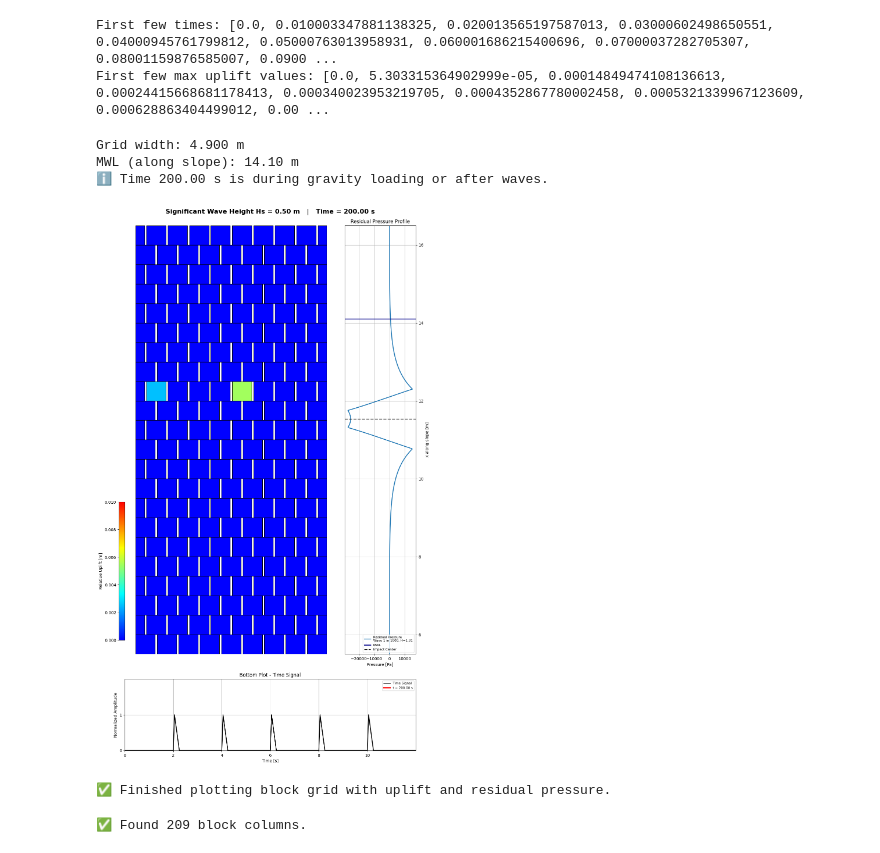
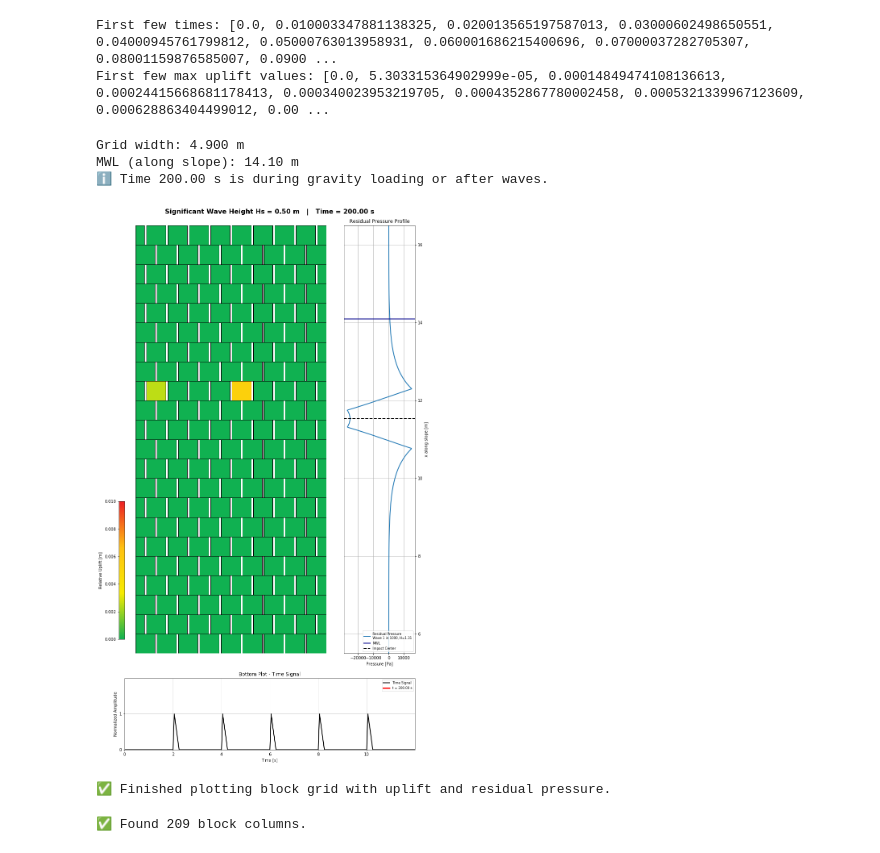
Before and after one commit to ThomasPennockTU/Thesis_Repository, a Jupyter notebook: workfolder/uplift/uplift_notebook.ipynb, the cells around one changed output. Drawn from its saved outputs; the diff is of its cells as text; code cells hidden in the pictures.

```diff
--- a/workfolder/uplift/uplift_notebook.ipynb
+++ b/workfolder/uplift/uplift_notebook.ipynb
@@ -1815,7 +1815,8 @@ block_data = row_df[block_cols].iloc[0]
 norm = plt.Normalize(vmin=0, vmax=0.01)
 
 # Custom colormap: blue → red
-colors = ["#0000FF", "#00FFFF", "#FFFF00", "#FF0000"]
+# colors = ["#0000FF", "#00FFFF", "#FFFF00", "#FF0000"]
+colors = ["#10b151", "#f6eb01", "#ffc112", "#ed2024"]
 cmap = LinearSegmentedColormap.from_list("uplift_cmap", colors, N=256)
 
 no_data_color = "lightgray"
@@ -2058,34 +2059,34 @@ ax_bottom.plot(
 )
 ax_bottom.axvline(
     target_time,
     color='red',
     linestyle='-',
     linewidth=3,
     label=f"t = {target_time:.2f} s"
 )
 ax_bottom.set_xlim(0, df_signal["Time"].iloc[-1])
 ax_bottom.set_xlabel('Time [s]')
 ax_bottom.set_ylabel('Normalized Amplitude')
 ax_bottom.set_yticks([0, 1])
 ax_bottom.set_ylim(0, 2)
 ax_bottom.grid(True)
 ax_bottom.set_title('Bottom Plot - Time Signal')
 ax_bottom.legend(loc='upper right', fontsize=8)
 
 fig.suptitle(
     f"Significant Wave Height Hs = {Hs:.2f} m   |   Time = {target_time:.2f} s",
     fontsize=16,
     fontweight="bold"
 )
 plt.subplots_adjust(left=0, right=1, top=0.95, bottom=0, wspace=0, hspace=0)
 plt.show()
 
 print("✅ Finished plotting block grid with uplift and residual pressure.")
 # %% [output]
 Grid width: 4.900 m
 MWL (along slope): 14.10 m
 ℹ️ Time 200.00 s is during gravity loading or after waves.
-[figure, old version]
+[figure, new version]
 ✅ Finished plotting block grid with uplift and residual pressure.
 # %%
 import pandas as pd
```
Also changed, not shown: parts of 1 cell of this notebook, 5 other files.
